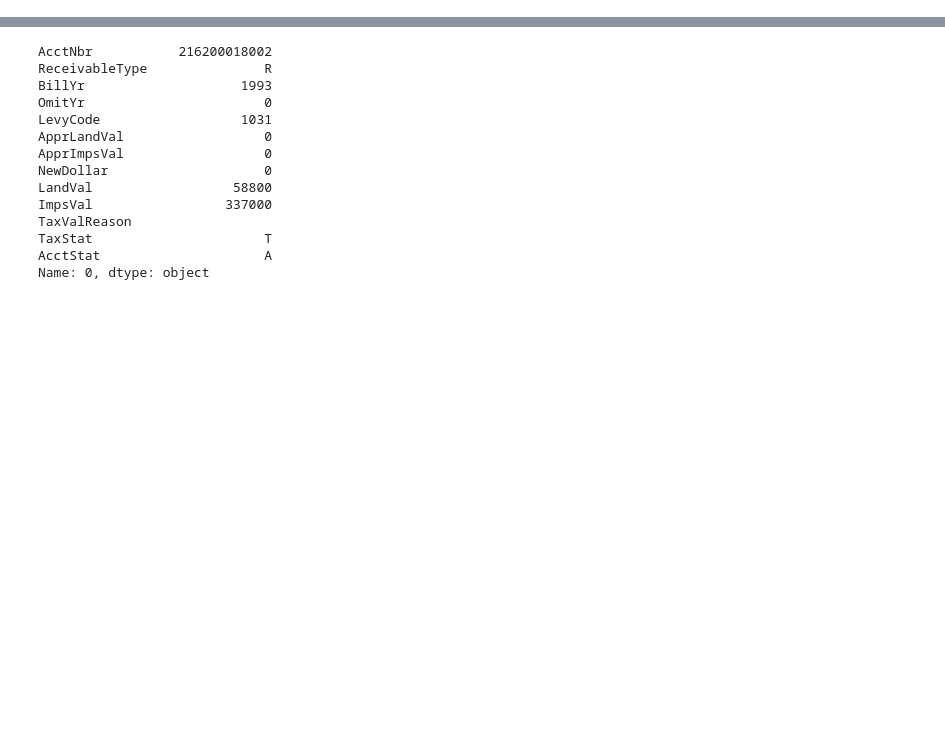
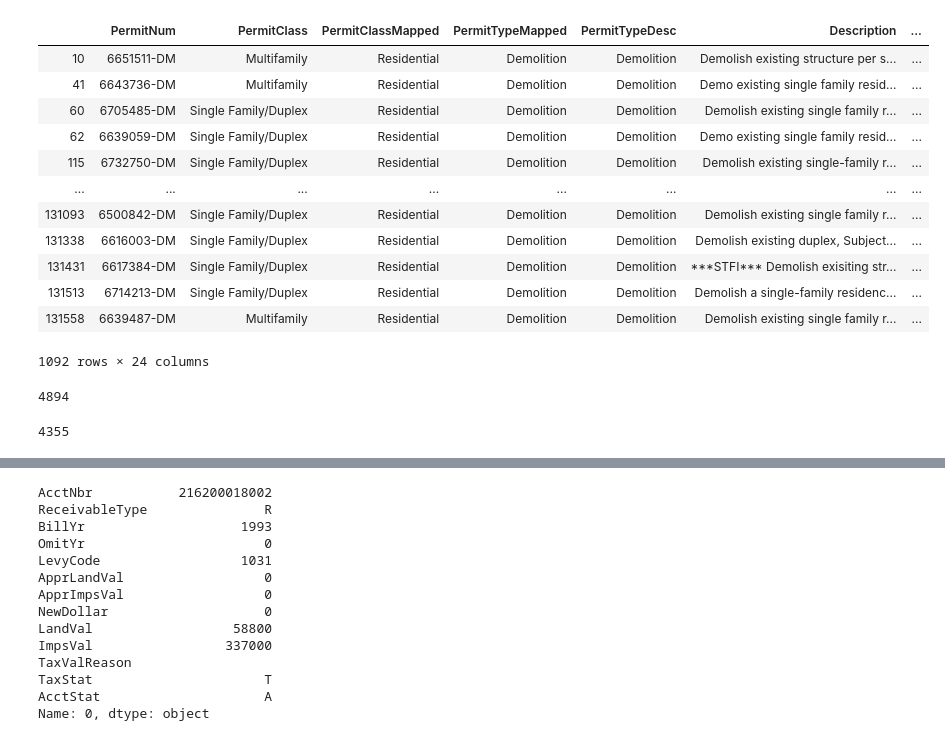
Before and after one commit to frischmuth/Seattle-Real-Estate-Analysis, a Jupyter notebook: EDA.ipynb, the cells around one changed output, grey strips where cells are left out. Saved outputs shown, nothing was run; the diff lists cells and outputs as text; code cells hidden in the pictures; blank space fills up the shorter version.

```diff
--- a/EDA.ipynb
+++ b/EDA.ipynb
@@ -6,7 +7,7 @@ pd.set_option('display.max_rows', 500)
 pd.set_option('display.max_columns', 500)
 pd.set_option('display.width', 1000)
 # %%
-building_permits = pd.read_csv('data/Building_Permits.csv')
+building_permits = pd.read_csv('data/Building_Permits.csv',parse_dates=[10,11,12,13], infer_datetime_format=True)
 # %%
 res_bldg_prmts = building_permits[building_permits['PermitClassMapped']=='Residential'].copy()
 demo = res_bldg_prmts[res_bldg_prmts['PermitTypeDesc']=='Demolition']
@@ -43,0 +14,24 @@ parcels[(parcels.Major==329940)]
+# %%
+demo[(demo['StatusCurrent']!='Closed')&(demo['StatusCurrent']!='Completed')]
+# %% [output]
+|  | PermitNum | PermitClass | PermitClassMapped | PermitTypeMapped | PermitTypeDesc | Description | ... |
+| 10 | 6651511-DM | Multifamily | Residential | Demolition | Demolition | Demolish existing structure per s... | ... |
+| 41 | 6643736-DM | Multifamily | Residential | Demolition | Demolition | Demo existing single family resid... | ... |
+| 60 | 6705485-DM | Single Family/Duplex | Residential | Demolition | Demolition | Demolish existing single family r... | ... |
+| 62 | 6639059-DM | Single Family/Duplex | Residential | Demolition | Demolition | Demo existing single family resid... | ... |
+| 115 | 6732750-DM | Single Family/Duplex | Residential | Demolition | Demolition | Demolish existing single-family r... | ... |
+| ... | ... | ... | ... | ... | ... | ... | ... |
+| 131093 | 6500842-DM | Single Family/Duplex | Residential | Demolition | Demolition | Demolish existing single family r... | ... |
+| 131338 | 6616003-DM | Single Family/Duplex | Residential | Demolition | Demolition | Demolish existing duplex, Subject... | ... |
+| 131431 | 6617384-DM | Single Family/Duplex | Residential | Demolition | Demolition | ***STFI*** Demolish exisiting str... | ... |
+| 131513 | 6714213-DM | Single Family/Duplex | Residential | Demolition | Demolition | Demolish a single-family residenc... | ... |
+| 131558 | 6639487-DM | Multifamily | Residential | Demolition | Demolition | Demolish existing single family r... | ... |
+1092 rows × 24 columns
+# %%
+len(demo['AppliedDate'])
+# %% [output]
+4894
+# %%
+demo['IssuedDate'].count()
+# %% [output]
+4355
```
Also changed, not shown: parts of 27 cells of this notebook, 5 other files.
